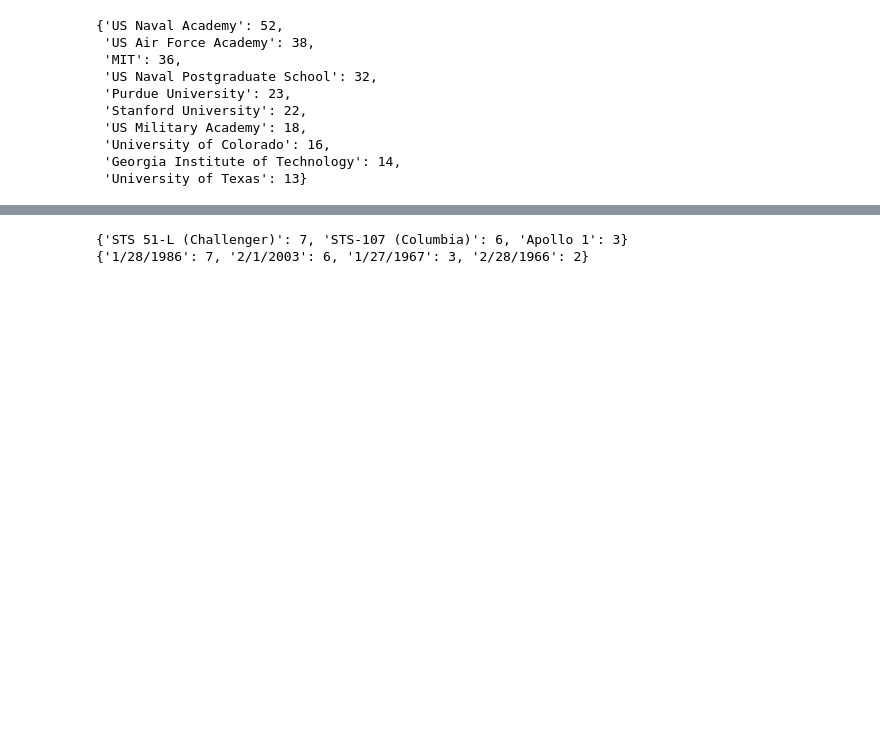
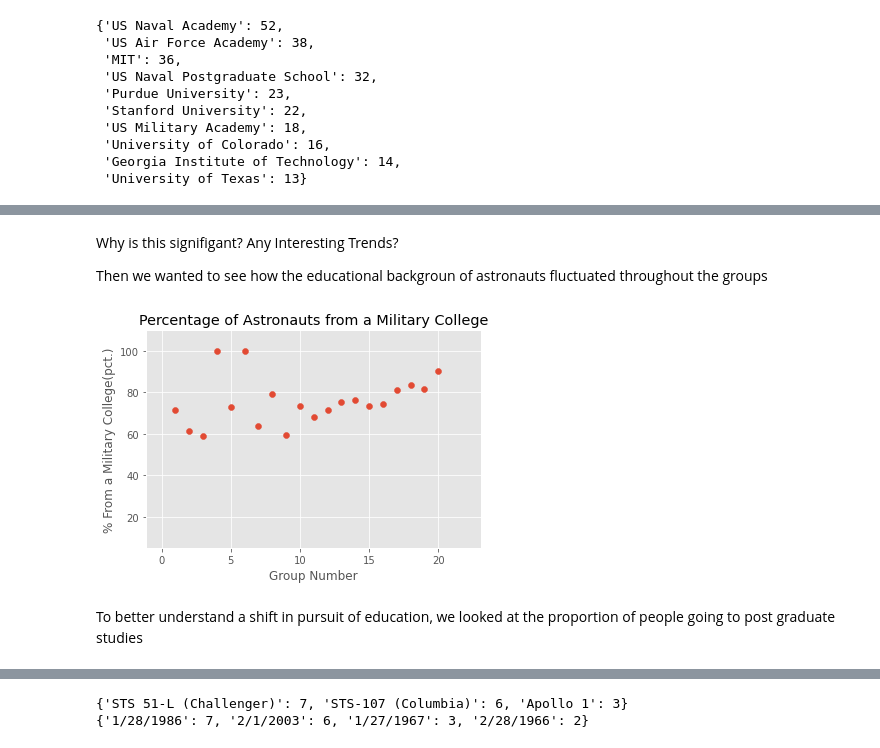
Before and after one commit to olincollege/Project1_Erhardt1, a Jupyter notebook: computationalessay.ipynb, the cells around one changed output, grey strips where cells are left out. Saved outputs shown, nothing was run; the diff lists cells and outputs as text; code cells hidden in the pictures; blank space fills up the shorter version.

```diff
--- a/computationalessay.ipynb
+++ b/computationalessay.ipynb
@@ -117,0 +145,10 @@ We also wanted to look at how many people went to grad school.
+# %% [markdown]
+Why is this signifigant? Any Interesting Trends?
+
+Then we wanted to see how the educational backgroun of astronauts fluctuated throughout the groups
+# %%
+f.military_college_over_time(nasa_astronaut_dataset)
+# %% [output]
+[figure, added]
+# %% [markdown]
+To better understand a shift in pursuit of education, we looked at the proportion of people going to post graduate studies
```
Also changed, not shown: parts of 40 cells of this notebook, 5 other files.
